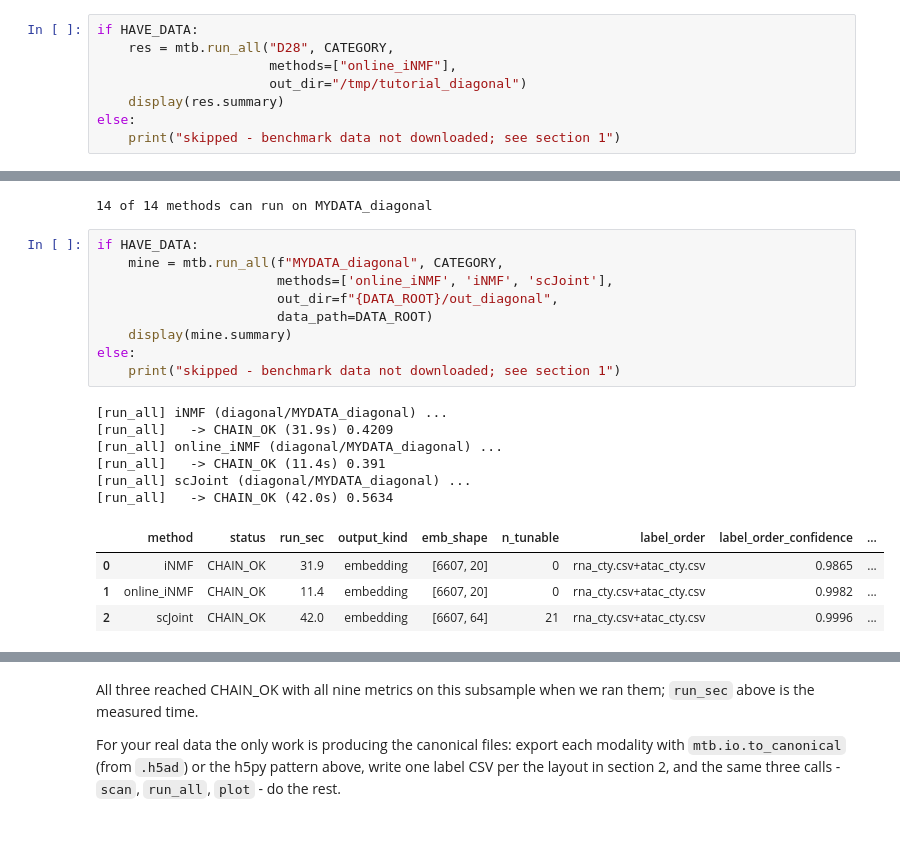
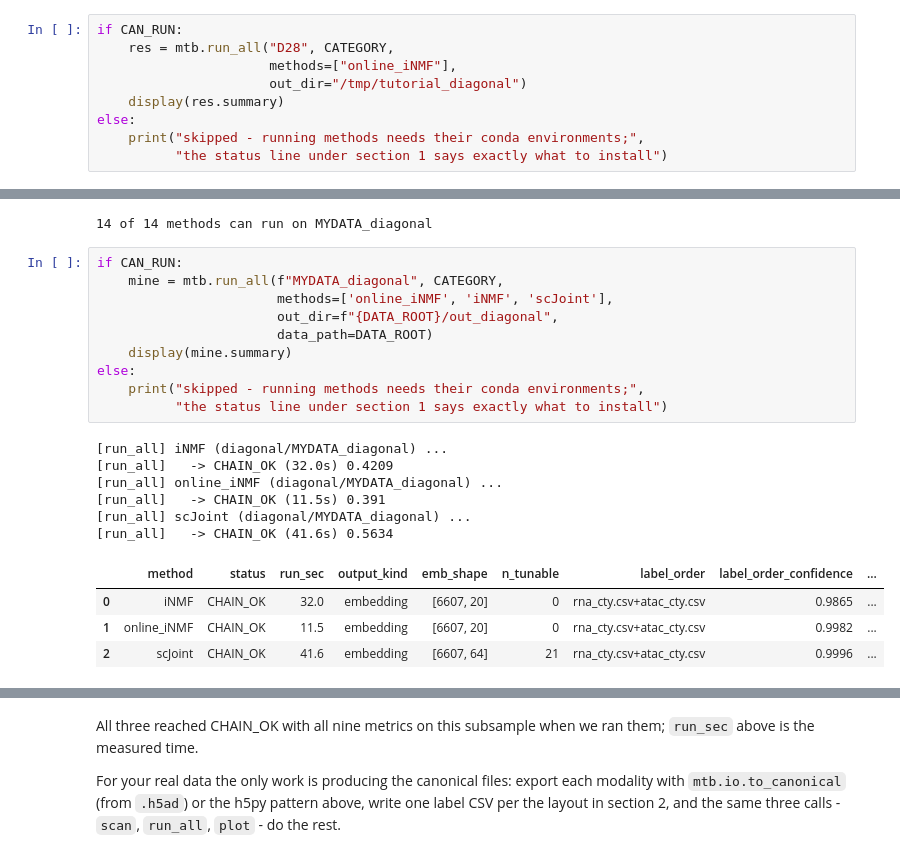
Before and after one commit to DSichang/scMultiBench, a Jupyter notebook: tutorials/diagonal/diagonal.ipynb, the cells around one changed output, grey strips where cells are left out. Cells and saved outputs as stored; diff of their text form.

```diff
--- a/tutorials/diagonal/diagonal.ipynb
+++ b/tutorials/diagonal/diagonal.ipynb
@@ -330,13 +368,14 @@ pd.DataFrame(rows).sort_values("n_tunable", ascending=False).reset_index(drop=Tr
 conda env -> load the output -> compute metrics -> keep everything in a
 `BatchResult`. online_iNMF is among the fastest methods in this category - the `run_sec` column below is the measured time on our host.
 # %%
-if HAVE_DATA:
+if CAN_RUN:
     res = mtb.run_all("D28", CATEGORY,
                       methods=["online_iNMF"],
                       out_dir="/tmp/tutorial_diagonal")
     display(res.summary)
 else:
-    print("skipped - benchmark data not downloaded; see section 1")
+    print("skipped - running methods needs their conda environments;",
+          "the status line under section 1 says exactly what to install")
 # %% [output]
 [run_all] online_iNMF (diagonal/D28) ...
 [run_all]   -> CHAIN_OK (17.3s) 0.3749
@@ -474,23 +513,24 @@ else:
 # %% [output]
 14 of 14 methods can run on MYDATA_diagonal
 # %%
-if HAVE_DATA:
+if CAN_RUN:
     mine = mtb.run_all(f"MYDATA_diagonal", CATEGORY,
                        methods=['online_iNMF', 'iNMF', 'scJoint'],
                        out_dir=f"{DATA_ROOT}/out_diagonal",
                        data_path=DATA_ROOT)
     display(mine.summary)
 else:
-    print("skipped - benchmark data not downloaded; see section 1")
+    print("skipped - running methods needs their conda environments;",
+          "the status line under section 1 says exactly what to install")
 # %% [output]
 [run_all] iNMF (diagonal/MYDATA_diagonal) ...
-[run_all]   -> CHAIN_OK (31.9s) 0.4209
+[run_all]   -> CHAIN_OK (32.0s) 0.4209
 [run_all] online_iNMF (diagonal/MYDATA_diagonal) ...
-[run_all]   -> CHAIN_OK (11.4s) 0.391
+[run_all]   -> CHAIN_OK (11.5s) 0.391
 [run_all] scJoint (diagonal/MYDATA_diagonal) ...
-[run_all]   -> CHAIN_OK (42.0s) 0.5634
+[run_all]   -> CHAIN_OK (41.6s) 0.5634
 |  | method | status | run_sec | output_kind | emb_shape | n_tunable | label_order | label_order_confidence | ... |
-| 0 | iNMF | CHAIN_OK | 31.9 | embedding | [6607, 20] | 0 | rna_cty.csv+atac_cty.csv | 0.9865 | ... |
-| 1 | online_iNMF | CHAIN_OK | 11.4 | embedding | [6607, 20] | 0 | rna_cty.csv+atac_cty.csv | 0.9982 | ... |
-| 2 | scJoint | CHAIN_OK | 42.0 | embedding | [6607, 64] | 21 | rna_cty.csv+atac_cty.csv | 0.9996 | ... |
+| 0 | iNMF | CHAIN_OK | 32.0 | embedding | [6607, 20] | 0 | rna_cty.csv+atac_cty.csv | 0.9865 | ... |
+| 1 | online_iNMF | CHAIN_OK | 11.5 | embedding | [6607, 20] | 0 | rna_cty.csv+atac_cty.csv | 0.9982 | ... |
+| 2 | scJoint | CHAIN_OK | 41.6 | embedding | [6607, 64] | 21 | rna_cty.csv+atac_cty.csv | 0.9996 | ... |
 # %%
```
Also changed, not shown: parts of 4 cells of this notebook, 9 other files.
